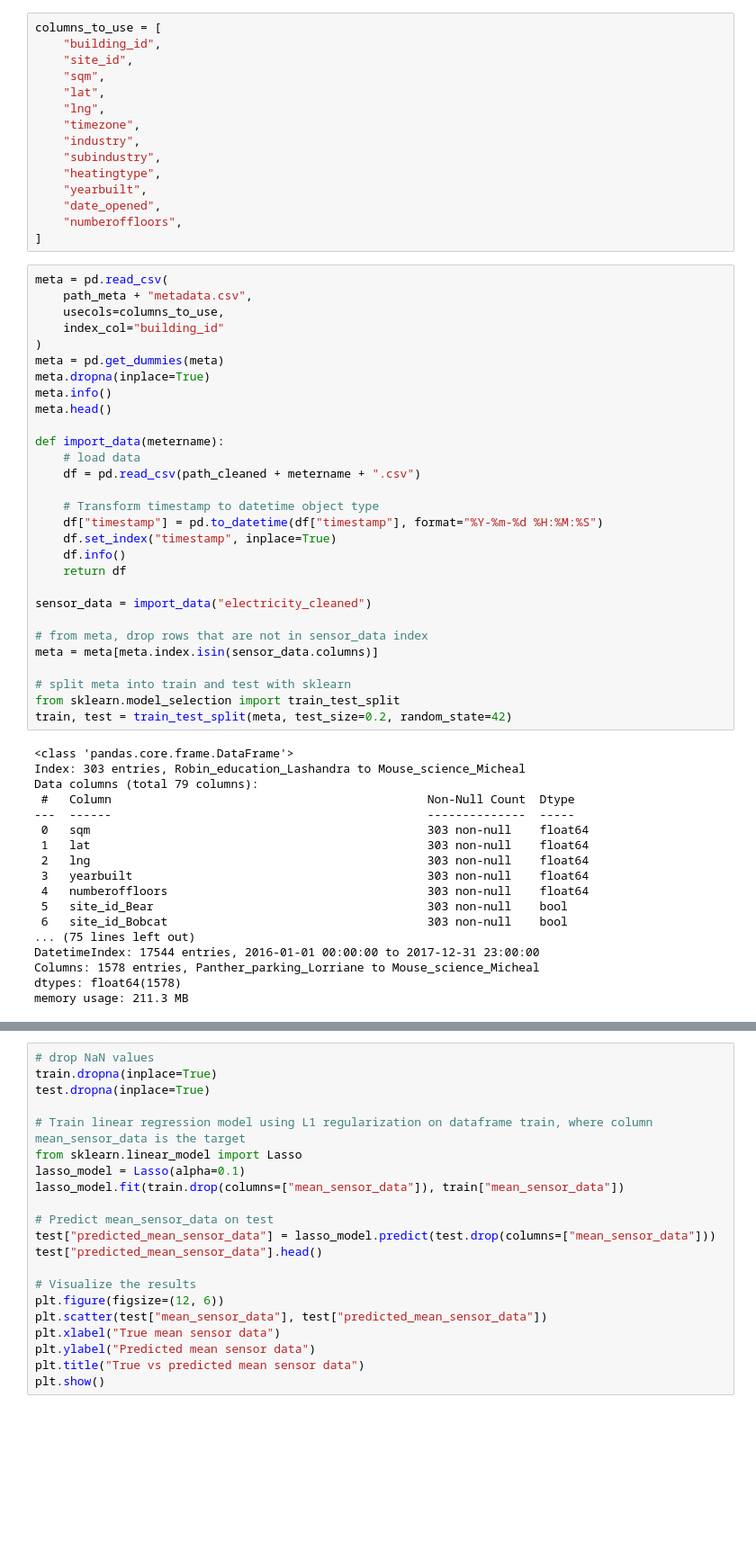
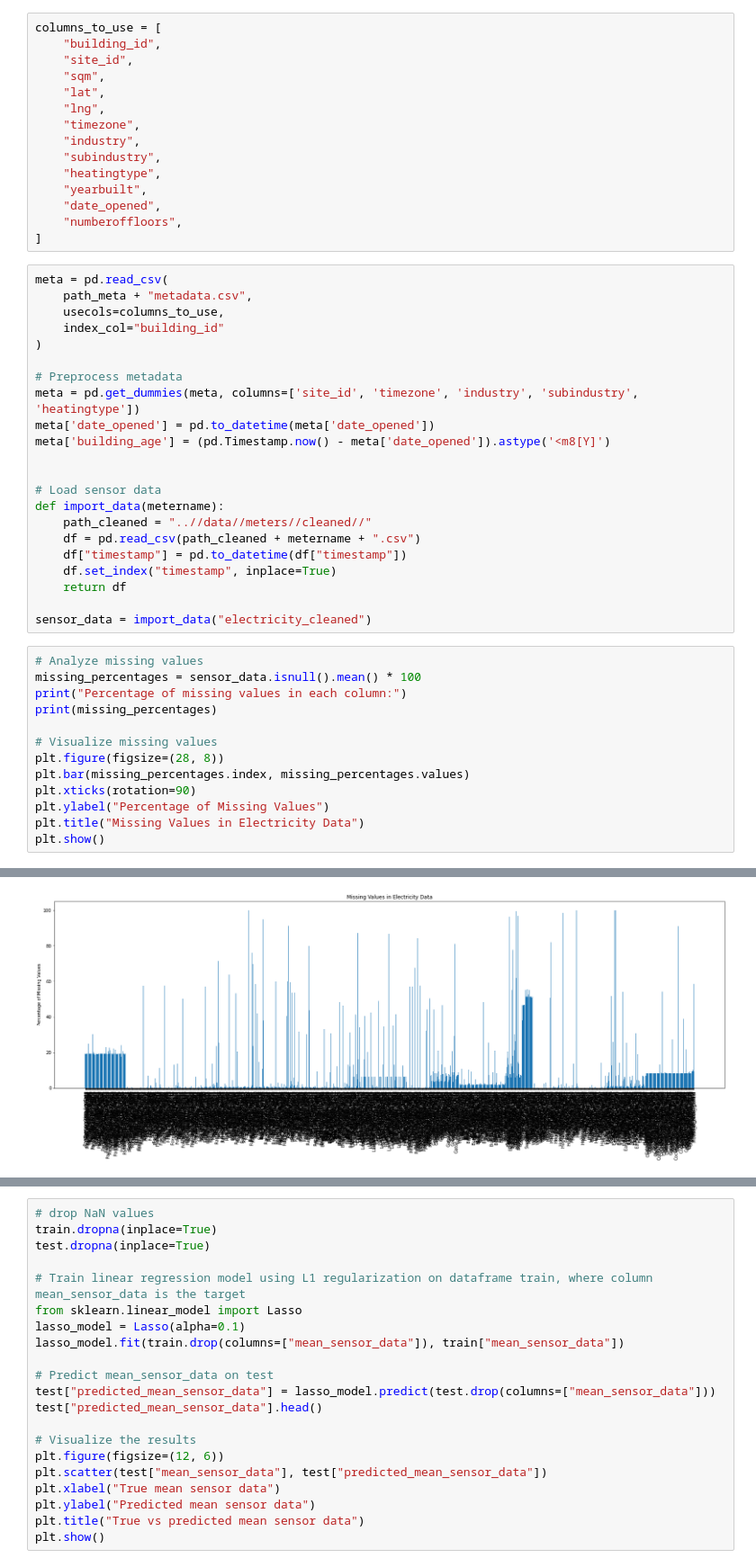
Before and after one commit to MStefko/building-data-genome-project-2, a Jupyter notebook: Marcel_notebooks/first_analysis.ipynb, the cells around one changed output, grey strips where cells are left out. Shown at 90% size. Saved outputs shown, nothing was run; the diff lists cells and outputs as text; blank space fills up the shorter version.

```diff
--- a/Marcel_notebooks/first_analysis.ipynb
+++ b/Marcel_notebooks/first_analysis.ipynb
@@ -40,44 +40,33 @@ meta = pd.read_csv(
     usecols=columns_to_use,
     index_col="building_id"
 )
-meta = pd.get_dummies(meta)
-meta.dropna(inplace=True)
-meta.info()
-meta.head()
 
+# Preprocess metadata
+meta = pd.get_dummies(meta, columns=['site_id', 'timezone', 'industry', 'subindustry', 'heatingtype'])
+meta['date_opened'] = pd.to_datetime(meta['date_opened'])
+meta['building_age'] = (pd.Timestamp.now() - meta['date_opened']).astype('<m8[Y]')
+
+
+# Load sensor data
 def import_data(metername):
-    # load data
+    path_cleaned = "..//data//meters//cleaned//"
     df = pd.read_csv(path_cleaned + metername + ".csv")
-
-    # Transform timestamp to datetime object type
-    df["timestamp"] = pd.to_datetime(df["timestamp"], format="%Y-%m-%d %H:%M:%S")
+    df["timestamp"] = pd.to_datetime(df["timestamp"])
     df.set_index("timestamp", inplace=True)
-    df.info()
     return df
 
 sensor_data = import_data("electricity_cleaned")
-
-# from meta, drop rows that are not in sensor_data index
-meta = meta[meta.index.isin(sensor_data.columns)]
-
-# split meta into train and test with sklearn
-from sklearn.model_selection import train_test_split
-train, test = train_test_split(meta, test_size=0.2, random_state=42)
-# %% [output]
-<class 'pandas.core.frame.DataFrame'>
-Index: 303 entries, Robin_education_Lashandra to Mouse_science_Micheal
-Data columns (total 79 columns):
- #   Column                                             Non-Null Count  Dtype
----  ------                                             --------------  -----
- 0   sqm                                                303 non-null    float64
- 1   lat                                                303 non-null    float64
- 2   lng                                                303 non-null    float64
- 3   yearbuilt                                          303 non-null    float64
- 4   numberoffloors                                     303 non-null    float64
- 5   site_id_Bear                                       303 non-null    bool
- 6   site_id_Bobcat                                     303 non-null    bool
-... (75 lines left out)
-DatetimeIndex: 17544 entries, 2016-01-01 00:00:00 to 2017-12-31 23:00:00
-Columns: 1578 entries, Panther_parking_Lorriane to Mouse_science_Micheal
-dtypes: float64(1578)
-memory usage: 211.3 MB
+# %%
+# Analyze missing values
+missing_percentages = sensor_data.isnull().mean() * 100
+print("Percentage of missing values in each column:")
+print(missing_percentages)
+
+# Visualize missing values
+plt.figure(figsize=(28, 8))
+plt.bar(missing_percentages.index, missing_percentages.values)
+plt.xticks(rotation=90)
+plt.ylabel("Percentage of Missing Values")
+plt.title("Missing Values in Electricity Data")
+plt.show()
+# %% [output]
@@ -83,0 +86 @@ memory usage: 211.3 MB
+[figure, added]
```
Also changed, not shown: parts of 7 cells of this notebook.
